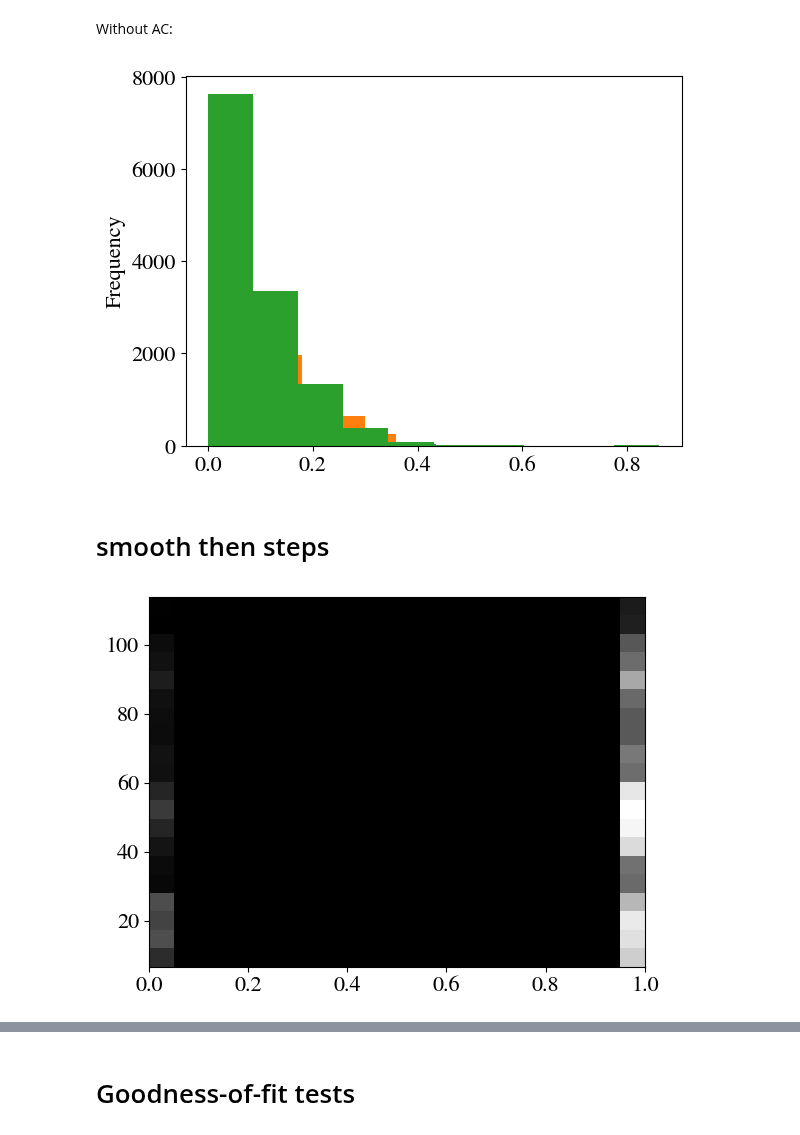
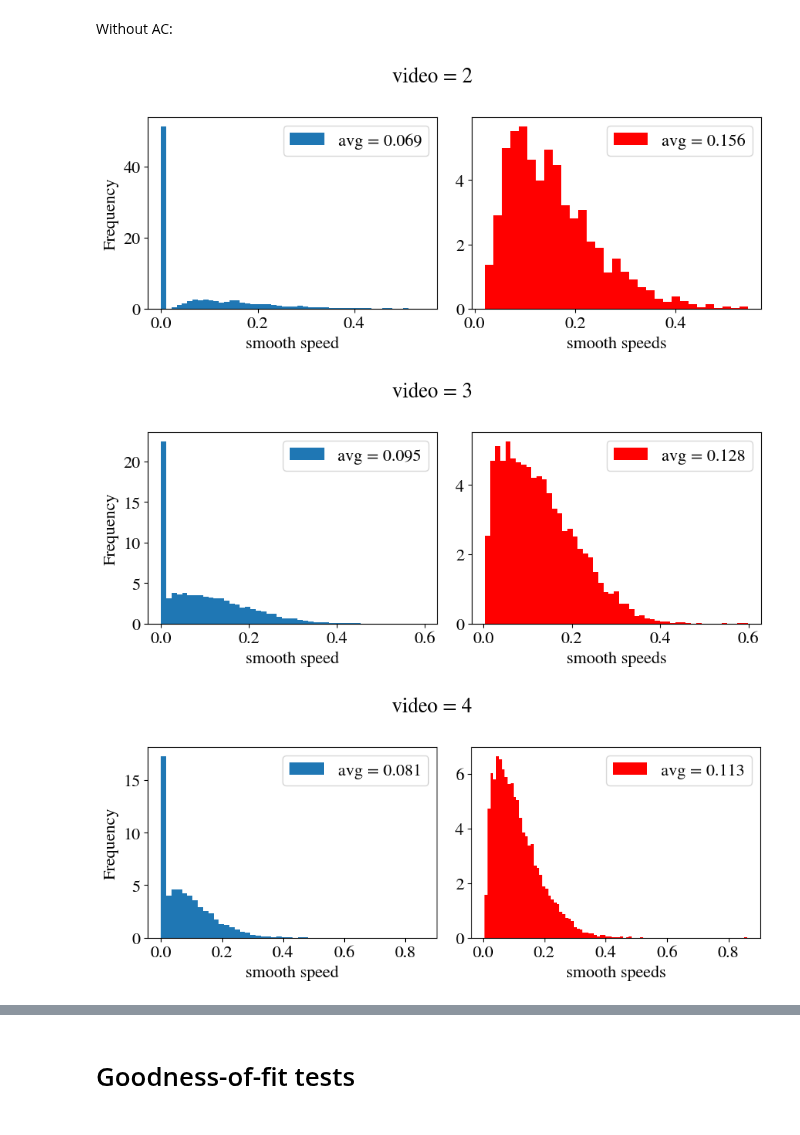
Before and after one commit to jannesantana/bacteria, a Jupyter notebook: stop_go_distance_AC.ipynb, the cells around one changed output, grey strips where cells are left out. Saved outputs shown, nothing was run; the diff lists cells and outputs as text; code cells hidden in the pictures.

```diff
--- a/stop_go_distance_AC.ipynb
+++ b/stop_go_distance_AC.ipynb
@@ -611,14 +666,2 @@ prob of zero = 0.2879
 # %% [markdown]
 Without AC:
-# %%
-videos = [2,3,4]
-smooths_all_videos = []
-for video in videos:
-    name = f'data/new-videos/video{video}/video{video}_wspeedsmooth.csv'
-    df = pd.read_csv(name,index_col=0)
-
-    df['smooth avg speed'].plot(kind='hist')
-# %% [output]
-[figure, removed]
-# %% [markdown]
-# smooth then steps
@@ -704,9 +668,44 @@ for i,id in enumerate(ids[:]):
-# %%
-fig, ax = plt.subplots()
-x = flatten(signal_all)
-y = distances_flat
-ax.hist2d(x,y,bins=20,cmap='grey')
-# ax.bar(x,y,width=0.2)
-plt.show()
-# %% [output]
-[figure, removed]
+# %%
+videos = [2,3,4]
+smooths_all_videos = []
+dataframes = []
+for video in videos:
+    fig, ax = plt.subplots(1,2,figsize=(9,4))
+    name = f'data/new-videos/video{video}/video{video}_wspeedsmooth.csv'
+    df = pd.read_csv(name,index_col=0)
+    dataframes.append(df)
+    speeds = df['smooth avg speed'].values
+    smooths_all_videos += list(speeds)
+    mean =  df['smooth avg speed'].mean()
+    df['smooth avg speed'].plot.hist(label=f'avg = {mean:.3f}',bins=50,xlabel='smooth speed',ax=ax[0],density=True)
+
+    ax[0].legend()
+    speeds = speeds[speeds > 0]
+    mean_after= speeds.mean()
+
+    ax[1].hist(speeds,bins='auto',label=f'avg = {mean_after:.3f}',color='red',density=True)
+    ax[1].set_xlabel('smooth speeds')
+    ax[1].legend()
+    fig.suptitle(f'video = {video}')
+    plt.tight_layout()
+
+
+fig,ax = plt.subplots(1,2,figsize=(9,4))
+
+a = np.array(smooths_all_videos)
+a = a[a >0]
+
+ax[0].hist(smooths_all_videos,bins='auto',label=f'avg = {np.mean(smooths_all_videos):.3f}',color='blue')
+ax[1].hist(a,bins='auto',label=f'avg non zero = {np.mean(a):.3f}',color='green')
+
+for axe in ax:
+
+    axe.set_xlabel("smooth speeds")
+    axe.set_ylabel('Frequency')
+    axe.legend()
+
+plt.show()
+# %% [output]
+[figure, added]
+[figure, added]
+[figure, added]
```
Also changed, not shown: parts of 17 cells of this notebook, 4 other files.
